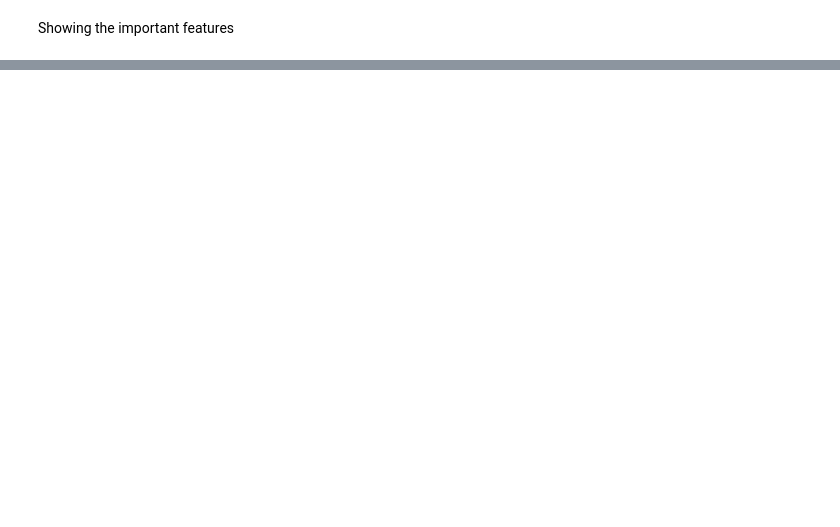
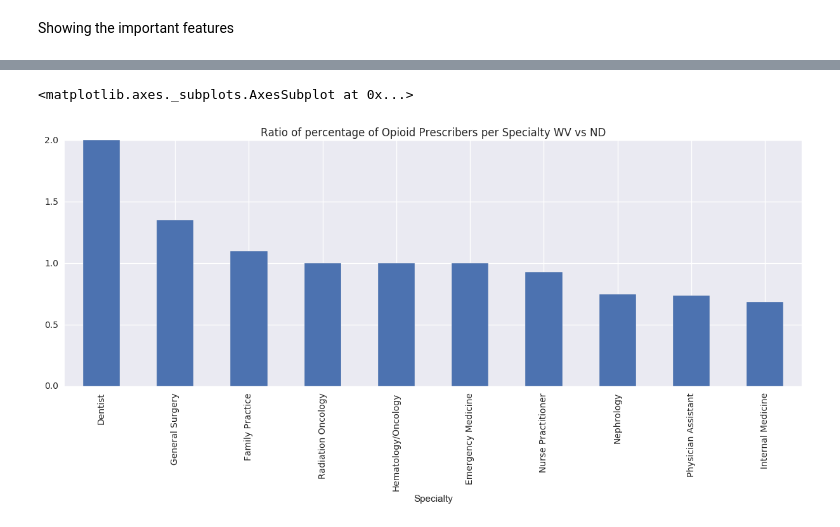
Before and after one commit to pazbunis/rwe_project, a Jupyter notebook: Project.ipynb, the cells around one changed output, grey strips where cells are left out. Drawn from its saved outputs; the diff is of its cells as text; code cells hidden in the pictures; blank space fills up the shorter version.

```diff
--- a/Project.ipynb
+++ b/Project.ipynb
@@ -222,0 +267,17 @@ plt.xlim([-1, 20])
+# %%
+wv_specialty_size = (opiad_prescriber_info[(opiad_prescriber_info['State']=='WV')].groupby('Specialty').size() /
+                     prescriber_info[(prescriber_info['State']=='WV')].groupby('Specialty').size() * 100)
+wv_specialty_size= wv_specialty_size.dropna()
+nd_specialty_size = (opiad_prescriber_info[(opiad_prescriber_info['State']=='ND')].groupby('Specialty').size() /
+                     prescriber_info[(prescriber_info['State']=='ND')].groupby('Specialty').size() * 100)
+nd_specialty_size = nd_specialty_size.dropna()
+# print (wv_specialty_size)
+# print (nd_specialty_size)
+keys =  wv_specialty_size.keys() & nd_specialty_size.keys()
+ratio = wv_specialty_size[keys] / nd_specialty_size[keys]
+ratio.sort_values(inplace=True, ascending=False)
+ratio.plot(kind='bar', x='Specialty', y='num. of prescribers',
+                    title="Ratio of percentage of Opioid Prescribers per Specialty WV vs ND", figsize=(15,5))
+# %% [output]
+<matplotlib.axes._subplots.AxesSubplot at 0x...>
+[figure, added]
```
Also changed, not shown: parts of 12 cells of this notebook.
